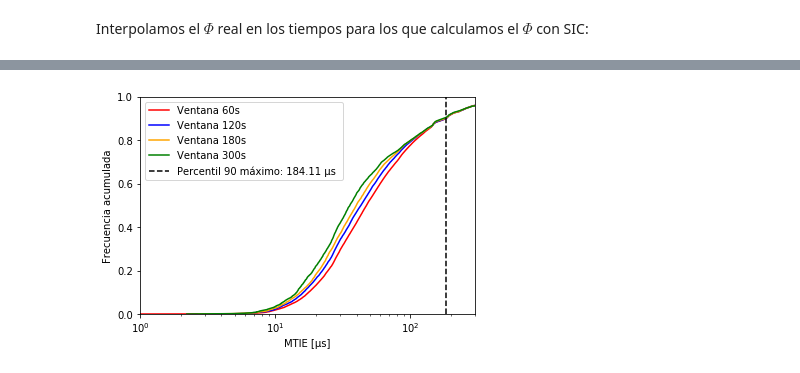
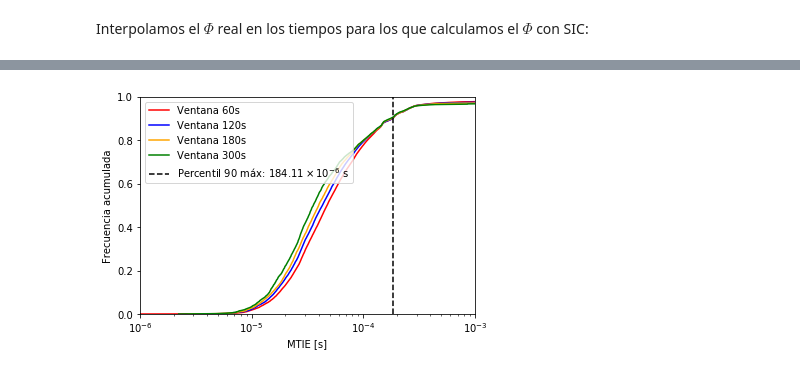
Before and after one commit to TallerIII-SIC/taller3-sic, a Jupyter notebook: src/mtie.ipynb, the cells around one changed output, grey strips where cells are left out. Cells and saved outputs as stored; diff of their text form; code cells hidden in the pictures.

```diff
--- a/src/mtie.ipynb
+++ b/src/mtie.ipynb
@@ -70,24 +70,24 @@ max_perc = max(perc60,perc120,perc180,perc300)
 # %%
 val60, hist60 = histogram_no_bins(mtie60)
 val120, hist120 = histogram_no_bins(mtie120)
 val180, hist180 = histogram_no_bins(mtie180)
 val300, hist300 = histogram_no_bins(mtie300)
 
 plt.plot(val60, hist60, c='red', label='Ventana 60s')
 plt.plot(val120, hist120, c='blue', label='Ventana 120s')
 plt.plot(val180, hist180, c='orange', label='Ventana 180s')
 plt.plot(val300, hist300, c='green', label='Ventana 300s')
 
 plt.ylim([0,1])
-plt.xlim([1,300]);
+plt.xlim([1e-6,1e-3]);
 plt.semilogx()
-plt.xlabel('MTIE [μs]')
+plt.xlabel('MTIE [s]')
 plt.ylabel('Frecuencia acumulada')
 
 
-plt.axvline(x=max_perc, color='k', linestyle='--', label='Percentil 90 máximo:'+(' %.2f' % max_perc+' μs '))
+plt.axvline(x=max_perc, color='k', linestyle='--', label='Percentil 90 máx: '+("$"+"{:.2f}".format((max_perc * 1e6)) + " \\times 10^{-6}$ s"))
 
 plt.legend();
-plt.savefig('mtie_sic.png')
+plt.savefig('mtie_sic.pdf')
 # %% [output]
-[figure, old version]
+[figure, new version]
```
Also changed, not shown: parts of 2 cells of this notebook, 7 other files.
